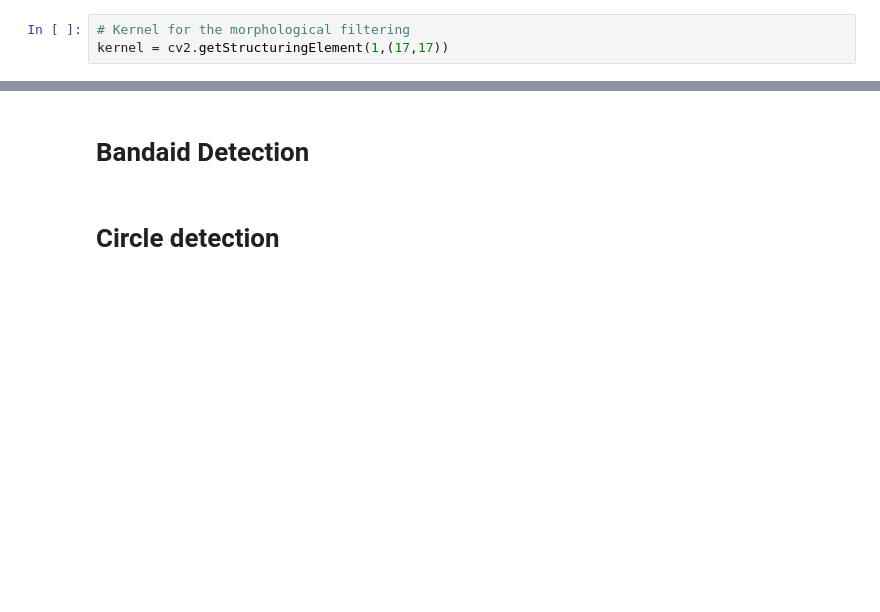
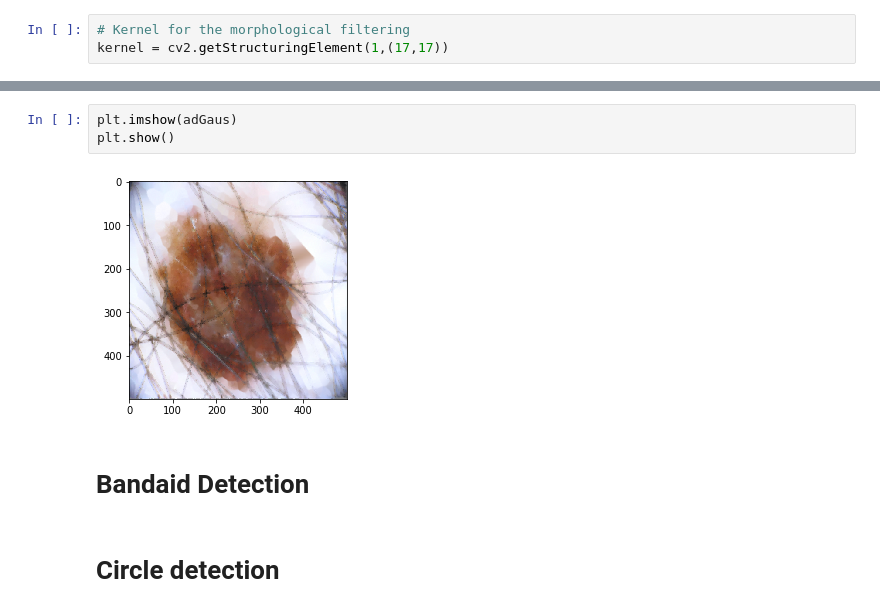
Before and after one commit to AkshayShetty2618/ISM, a Jupyter notebook: Image_PreProcessing.ipynb, the cells around one changed output, grey strips where cells are left out. Drawn from its saved outputs; the diff is of its cells as text; blank space fills up the shorter version.

```diff
--- a/Image_PreProcessing.ipynb
+++ b/Image_PreProcessing.ipynb
@@ -44,3 +74,8 @@ plt.show()
+# %%
+plt.imshow(adGaus)
+plt.show()
+# %% [output]
+[figure, added]
 # %% [markdown]
 # Bandaid Detection
 # %% [markdown]
```
Also changed, not shown: parts of 8 cells of this notebook.
